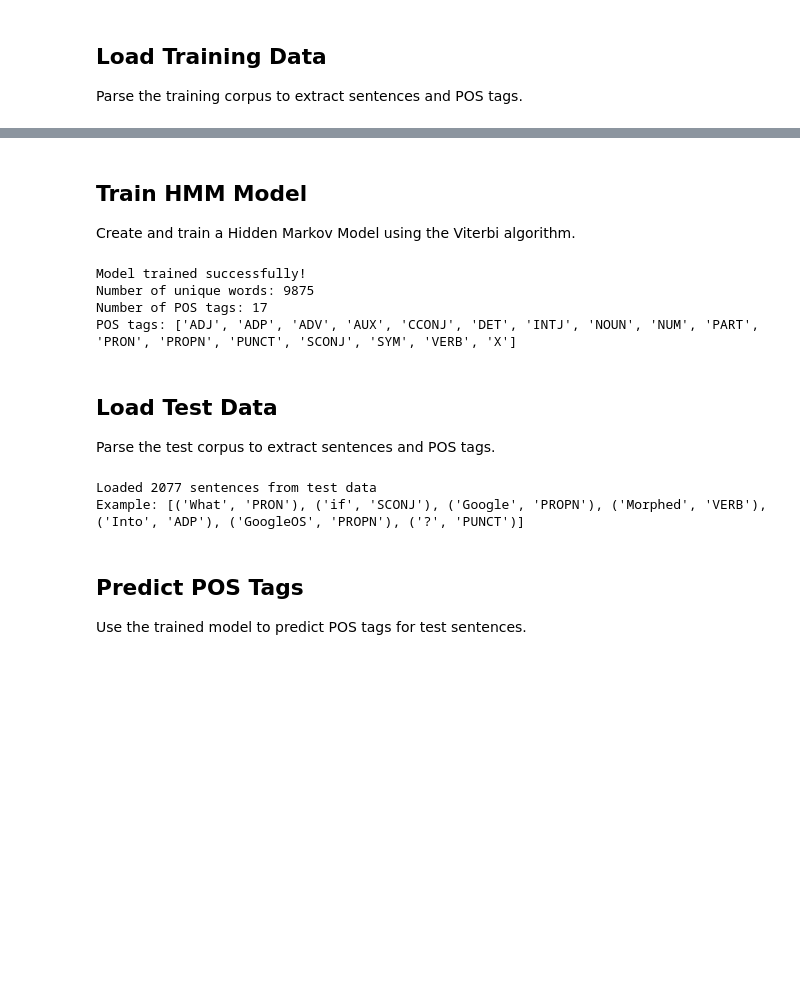
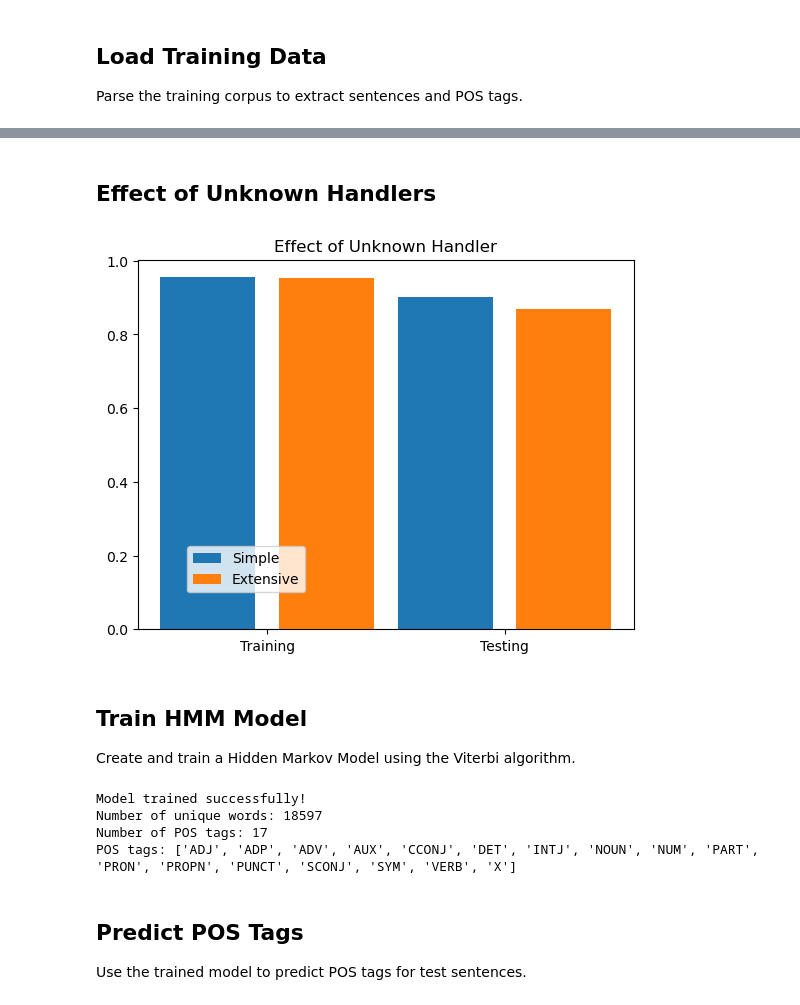
Before and after one commit to Minecraftian14/nlp-hmm-viterbi, a Jupyter notebook: HMM Experiment.ipynb, the cells around one changed output, grey strips where cells are left out. Drawn from its saved outputs; the diff is of its cells as text; code cells hidden in the pictures; blank space fills up the shorter version.

```diff
--- a/HMM Experiment.ipynb
+++ b/HMM Experiment.ipynb
@@ -72,9 +139,32 @@ Example: [('Al', 'PROPN'), ('-', 'PUNCT'), ('Zaman', 'PROPN'), (':', 'PUNCT'), (
+# %% [markdown]
+## Effect of Unknown Handlers
+# %%
+model_simple = HiddenMarkovModel(training_corpus, rarity_factor=0.11, smoothing=1e-4, imputer=simple_unknown_imputer)
+model_extensive = HiddenMarkovModel(training_corpus, rarity_factor=0.11, smoothing=1e-4, imputer=extensive_unknown_imputer)
+
+train_accuracy_simple = model_simple.score(training_corpus)
+train_accuracy_extensive = model_extensive.score(training_corpus)
+test_accuracy_simple = model_simple.score(test_corpus)
+test_accuracy_extensive = model_extensive.score(test_corpus)
+# %%
+plt.title('Effect of Unknown Handler')
+plt.bar([1, 3], [train_accuracy_simple, test_accuracy_simple], label='Simple')
+plt.bar([2, 4], [train_accuracy_extensive, test_accuracy_extensive], label='Extensive')
+plt.xticks([1.5, 3.5], ['Training', 'Testing'])
+plt.legend(loc=(0.1, 0.1))
+plt.show()
+# %% [output]
+[figure, added]
 # %% [markdown]
 ## Train HMM Model
 
 Create and train a Hidden Markov Model using the Viterbi algorithm.
 # %%
-model = HiddenMarkovModel(training_corpus, algorithm='viterbi', rarity_factor=0.01)
+model = HiddenMarkovModel(training_corpus,
+                          algorithm='viterbi',
+                          rarity_factor=0.11,
+                          smoothing=1e-4,
+                          imputer=simple_unknown_imputer)
 
 print(f"Model trained successfully!")
 print(f"Number of unique words: {model.n_observations}")
@@ -82,25 +172,9 @@ print(f"Number of POS tags: {model.n_hidden_states}")
 print(f"POS tags: {model.unique_pos}")
 # %% [output]
 Model trained successfully!
-Number of unique words: 9875
+Number of unique words: 18597
 Number of POS tags: 17
 POS tags: ['ADJ', 'ADP', 'ADV', 'AUX', 'CCONJ', 'DET', 'INTJ', 'NOUN', 'NUM', 'PART', 'PRON', 'PROPN', 'PUNCT', 'SCONJ', 'SYM', 'VERB', 'X']
-# %% [markdown]
-## Load Test Data
-
-Parse the test corpus to extract sentences and POS tags.
-# %%
-# Load test data
-test_corpus = []
-with open(testpath, encoding='utf-8') as f:
-    for sentence_data in parse_conllu_file(f):
-        test_corpus.append(sentence_data['pos_tags'])
-
-print(f"Loaded {len(test_corpus)} sentences from test data")
-print(f"Example: {test_corpus[0]}")
-# %% [output]
-Loaded 2077 sentences from test data
-Example: [('What', 'PRON'), ('if', 'SCONJ'), ('Google', 'PROPN'), ('Morphed', 'VERB'), ('Into', 'ADP'), ('GoogleOS', 'PROPN'), ('?', 'PUNCT')]
 # %% [markdown]
 ## Predict POS Tags
 
```
Also changed, not shown: parts of 21 cells of this notebook, 5 other files.
